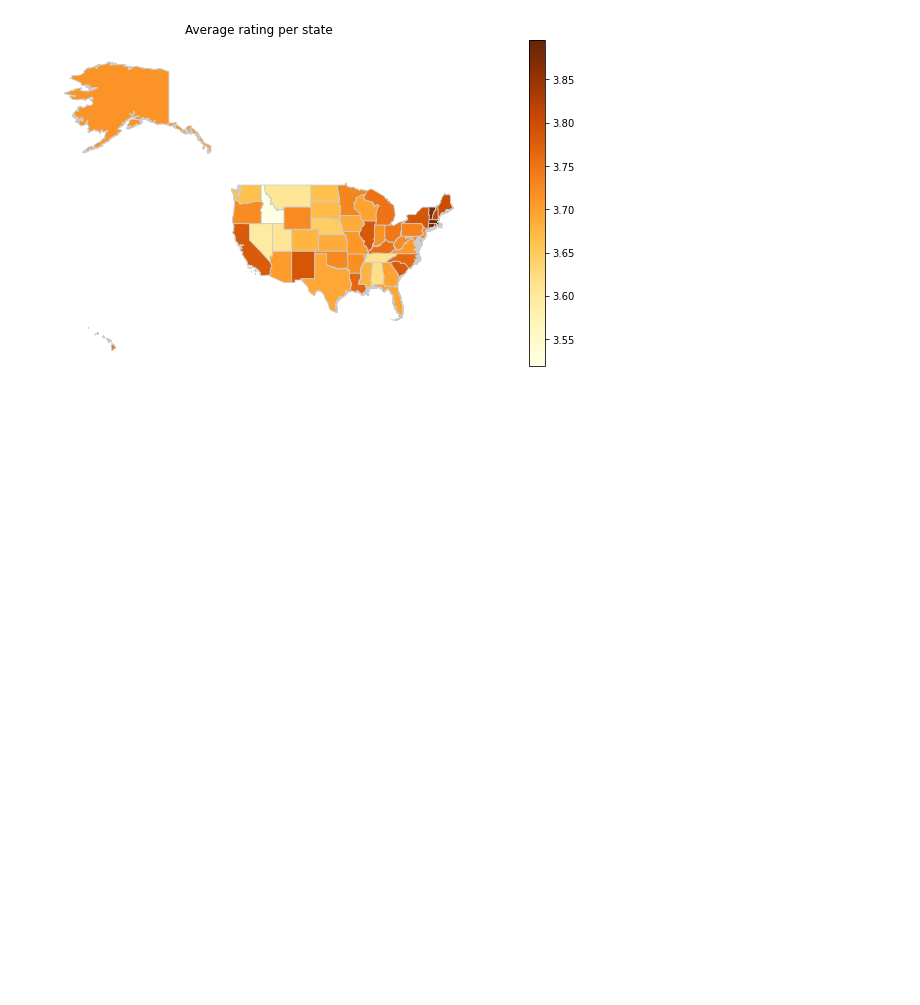
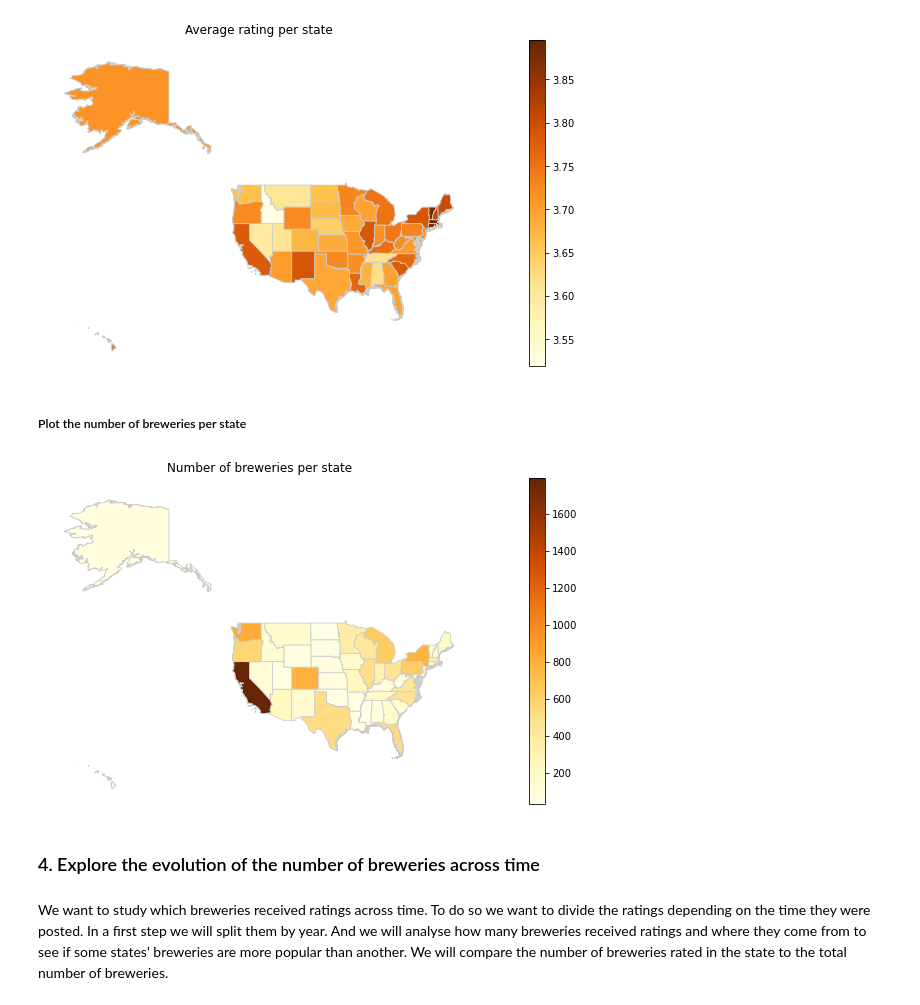
Before and after one commit to epfl-ada/ada-2022-project-teamdream, a Jupyter notebook: project_part1.ipynb, the cells around one changed output. Cells and saved outputs as stored; diff of their text form; code cells hidden in the pictures; blank space fills up the shorter version.

```diff
--- a/project_part1.ipynb
+++ b/project_part1.ipynb
@@ -722,0 +703,43 @@ beer_means_per_state_df.set_index(beer_ids_rb)
+# %%
+# Compute the number of breweries per state
+nbr_breweries = np.array(list())
+
+location_breweries_rb = breweries_rb.groupby('location')
+location_breweries_ba = breweries_ba.groupby('location')
+
+for state in states_overview_df.index:
+    complete_state = 'United States, ' + state
+    cpt_rb = location_breweries_rb.get_group(complete_state).shape[0]
+    cpt_ba = location_breweries_ba.get_group(complete_state).shape[0]
+    nbr_breweries = np.append(nbr_breweries, cpt_rb + cpt_ba)
+
+states_overview_df['nbr_breweries'] = nbr_breweries
+# %% [markdown]
+##### Plot the number of breweries per state
+# %%
+# Create column for the average ABV
+merged = map_df.set_index('NAME_1').join(states_overview_df['nbr_breweries'])
+
+# set a variable that will call whatever column we want to visualise on the map
+variable = 'nbr_breweries'
+# set the range for the choropleth
+vmin, vmax = min(states_overview_df['nbr_breweries']), max(states_overview_df['nbr_breweries'])
+# create figure and axes for Matplotlib
+fig, ax = plt.subplots(1, figsize=(20, 6))
+merged.plot(column=variable, cmap='YlOrBr', linewidth=0.8, ax=ax, edgecolor='0.8')
+
+# Remove axis
+ax.axis('off')
+ax.set_title('Number of breweries per state')
+# Create colorbar as a legend
+sm = plt.cm.ScalarMappable(cmap='YlOrBr', norm=plt.Normalize(vmin=vmin, vmax=vmax))
+# empty array for the data range
+sm._A = []
+# add the colorbar to the figure
+cbar = fig.colorbar(sm)
+# %% [output]
+[figure, added]
+# %% [markdown]
+### 4. Explore the evolution of the number of breweries across time
+# %% [markdown]
+We want to study which breweries received ratings across time. To do so we want to divide the ratings depending on the time they were posted. In a first step we will split them by year. And we will analyse how many breweries received ratings and where they come from to see if some states' breweries are more popular than another. We will compare the number of breweries rated in the state to the total number of breweries.
```
Also changed, not shown: parts of 25 cells of this notebook.
